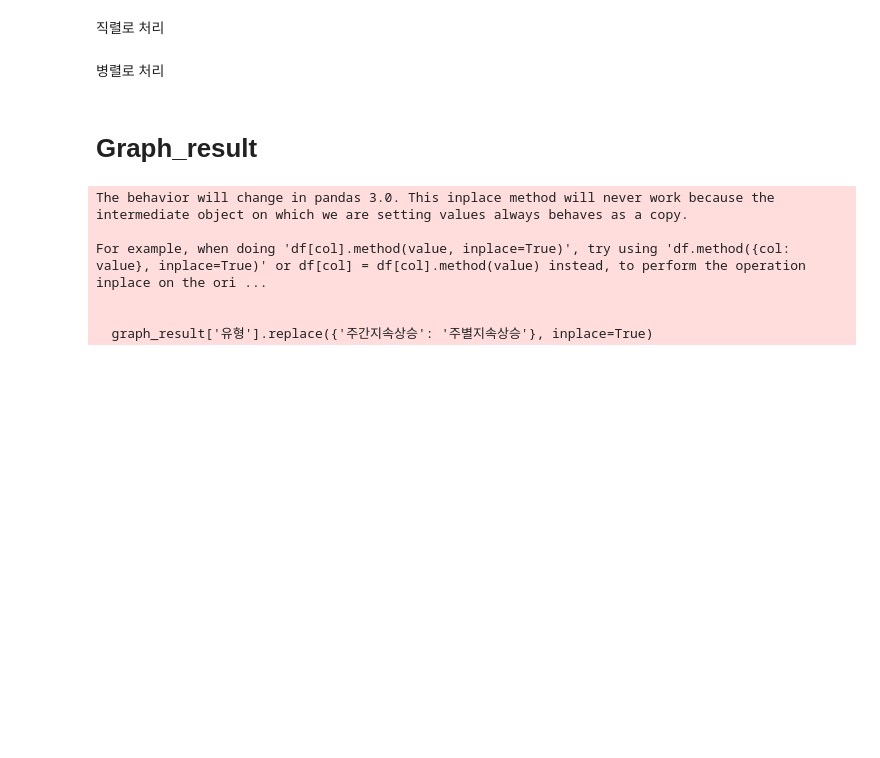
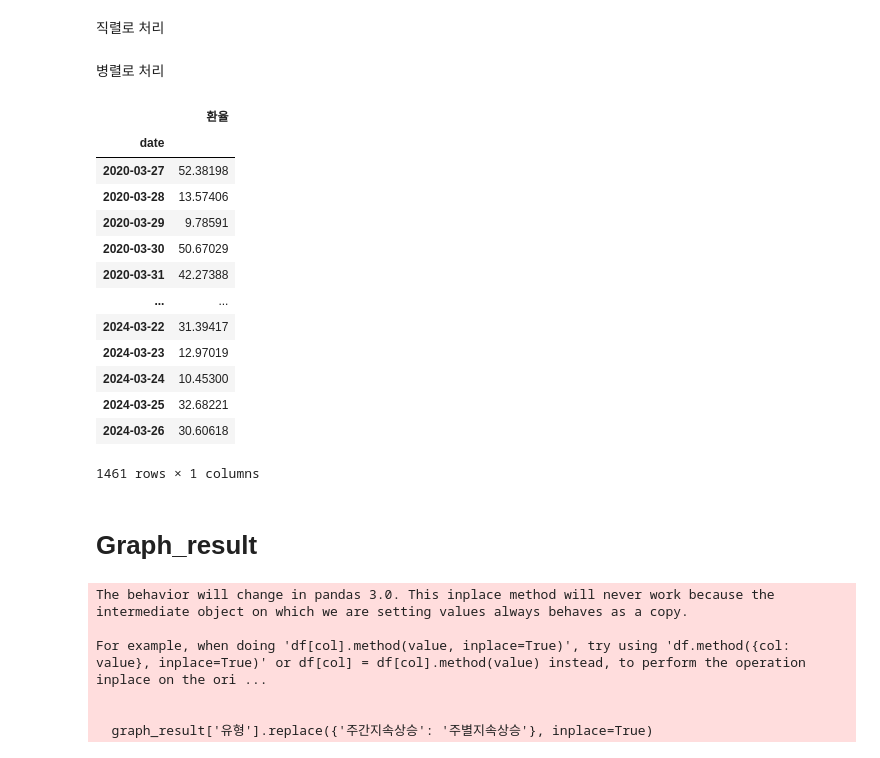
Before and after one commit to rse112/FinTrendX, a Jupyter notebook: main_file.ipynb, the cells around one changed output. Saved outputs shown, nothing was run; the diff lists cells and outputs as text; code cells hidden in the pictures; blank space fills up the shorter version.

```diff
--- a/main_file.ipynb
+++ b/main_file.ipynb
@@ -271,6 +271,23 @@ results = trend_main_data.copy()
 # print(f"Analysis completed in {end_time - start_time} seconds.")
 # %% [markdown]
 병렬로 처리
+# %%
+results[0][0]
+# %% [output]
+|  | 환율 |
+| date |  |
+| 2020-03-27 | 52.38198 |
+| 2020-03-28 | 13.57406 |
+| 2020-03-29 | 9.78591 |
+| 2020-03-30 | 50.67029 |
+| 2020-03-31 | 42.27388 |
+| ... | ... |
+| 2024-03-22 | 31.39417 |
+| 2024-03-23 | 12.97019 |
+| 2024-03-24 | 10.45300 |
+| 2024-03-25 | 32.68221 |
+| 2024-03-26 | 30.60618 |
+1461 rows × 1 columns
 # %% [markdown]
 # Graph_result
 # %%
```
Also changed, not shown: parts of 5 cells of this notebook, 1 other file.
